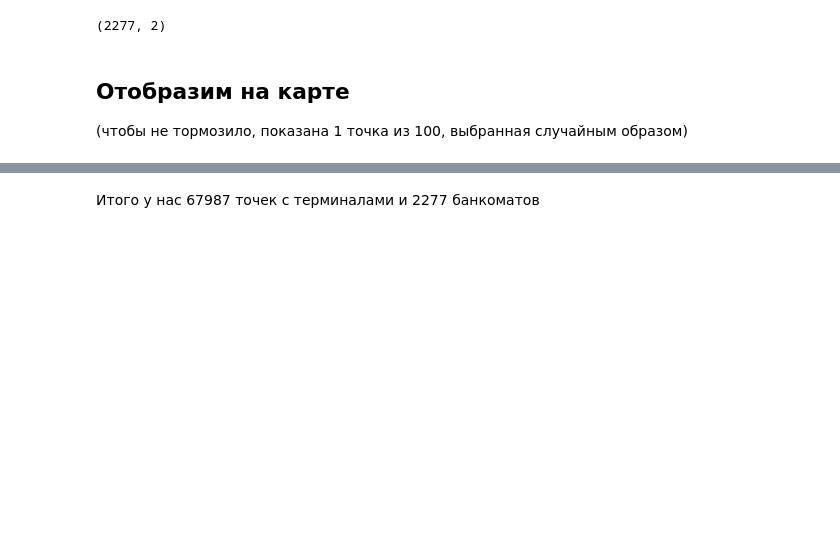
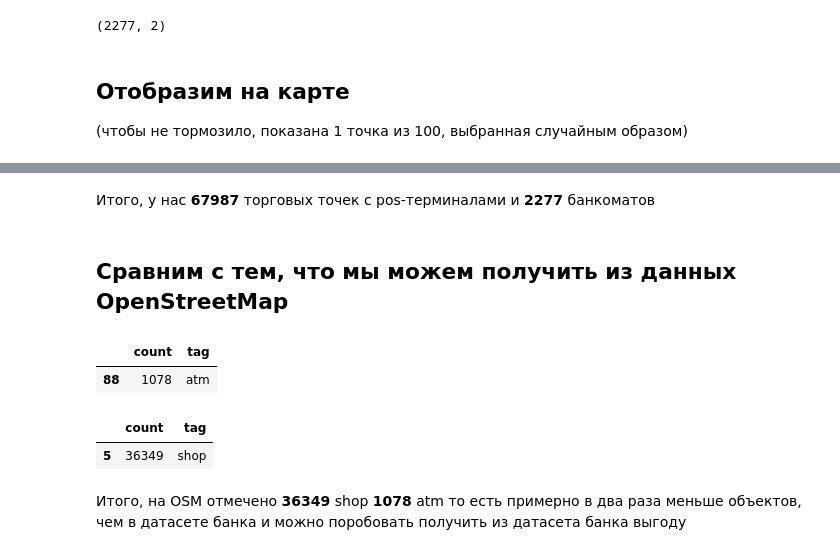
Before and after one commit to mktoid/ml-playground, a Jupyter notebook: raif4geo.ipynb, the cells around one changed output, grey strips where cells are left out. Cells and saved outputs as stored; diff of their text form; code cells hidden in the pictures; blank space fills up the shorter version.

```diff
--- a/raif4geo.ipynb
+++ b/raif4geo.ipynb
@@ -158,6 +157,36 @@ fmap
 # %% [output]
 [interactive output not drawn]
 # %% [markdown]
-Итого у нас 67987 точек с терминалами и 2277 банкоматов
+Итого, у нас **67987** торговых точек с pos-терминалами и **2277** банкоматов
+# %% [markdown]
+## Сравним с тем, что мы можем получить из данных OpenStreetMap
+# %%
+# используется готовый объект с нодами, сгенерированный из данных OSM в официальном бейслайне
+# https://github.com/datasouls/mts-geohack/blob/master/Geohack112_StarterKit.ipynb
+# и подсчет тегов из https://github.com/DenisVorotyntsev/MTCGeohack.112/blob/master/starter.ipynb
+
+tagged_nodes = pd.read_pickle('tagged_nodes.pickle')
+
+osm_tags = []
+for i in range(len(tagged_nodes)):
+    if (len(tagged_nodes[i].tags)>0):
+        for j in tagged_nodes[i].tags:
+            osm_tags.append(j)
+tags, count = np.unique(osm_tags,return_counts=True)
+
+tags_count = pd.DataFrame({'tag':tags,
+                           'count':count}).sort_values(by='count',ascending=False).reset_index(drop=True)
+# %%
+tags_count[tags_count['tag']=='atm']
+# %% [output]
+|  | count | tag |
+| 88 | 1078 | atm |
+# %%
+tags_count[tags_count['tag']=='shop']
+# %% [output]
+|  | count | tag |
+| 5 | 36349 | shop |
+# %% [markdown]
+Итого, на OSM отмечено **36349** shop **1078** atm то есть примерно в два раза меньше объектов, чем в датасете банка и можно поробовать получить из датасета банка выгоду
 # %%
 # сохраняем
```
Also changed, not shown: parts of 9 cells of this notebook.
